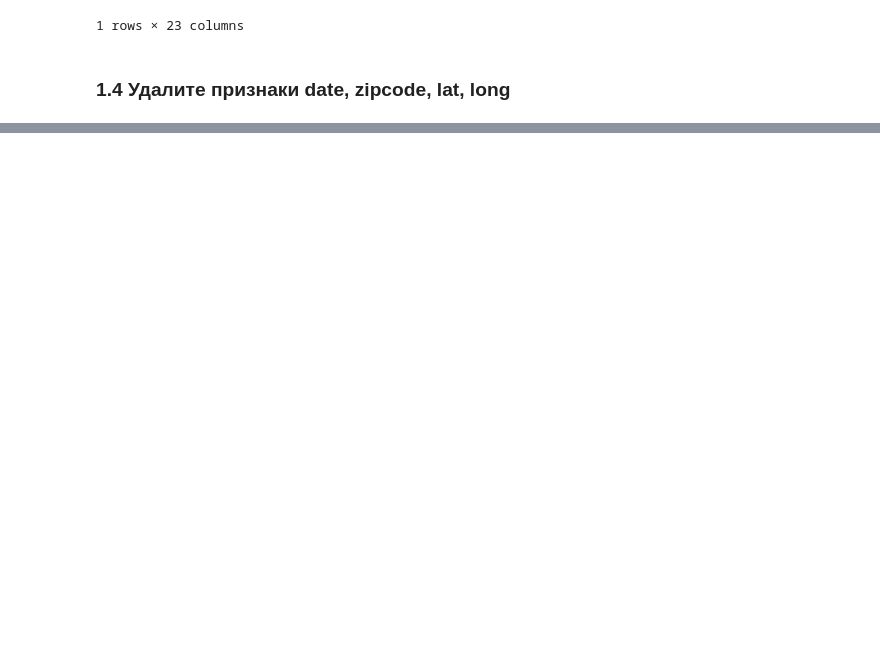
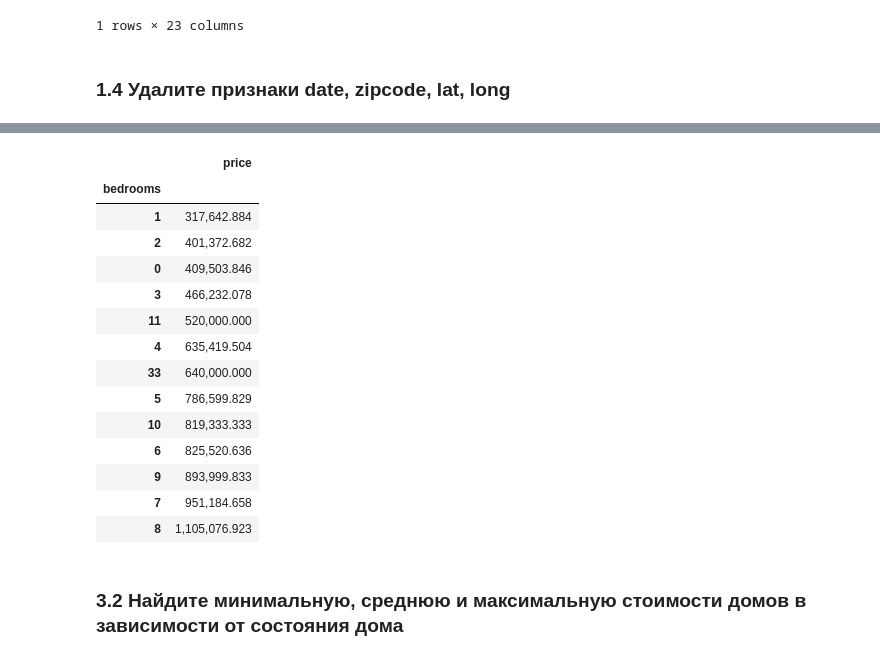
Before and after one commit to Olga643/Example, a Jupyter notebook: Untitled20.ipynb, the cells around one changed output, grey strips where cells are left out. Cells and saved outputs as stored; diff of their text form; code cells hidden in the pictures; blank space fills up the shorter version.

```diff
--- a/Untitled20.ipynb
+++ b/Untitled20.ipynb
@@ -88,0 +179,21 @@ df.sample(5)
+# %%
+pd.options.display.float_format = '{:,.3f}'.format
+df.groupby('bedrooms').agg({'price': 'mean'}).sort_values('price')
+# %% [output]
+|  | price |
+| bedrooms |  |
+| 1 | 317,642.884 |
+| 2 | 401,372.682 |
+| 0 | 409,503.846 |
+| 3 | 466,232.078 |
+| 11 | 520,000.000 |
+| 4 | 635,419.504 |
+| 33 | 640,000.000 |
+| 5 | 786,599.829 |
+| 10 | 819,333.333 |
+| 6 | 825,520.636 |
+| 9 | 893,999.833 |
+| 7 | 951,184.658 |
+| 8 | 1,105,076.923 |
+# %% [markdown]
+### 3.2 Найдите минимальную, среднюю и максимальную стоимости домов в зависимости от состояния дома
```
Also changed, not shown: parts of 14 cells of this notebook.
